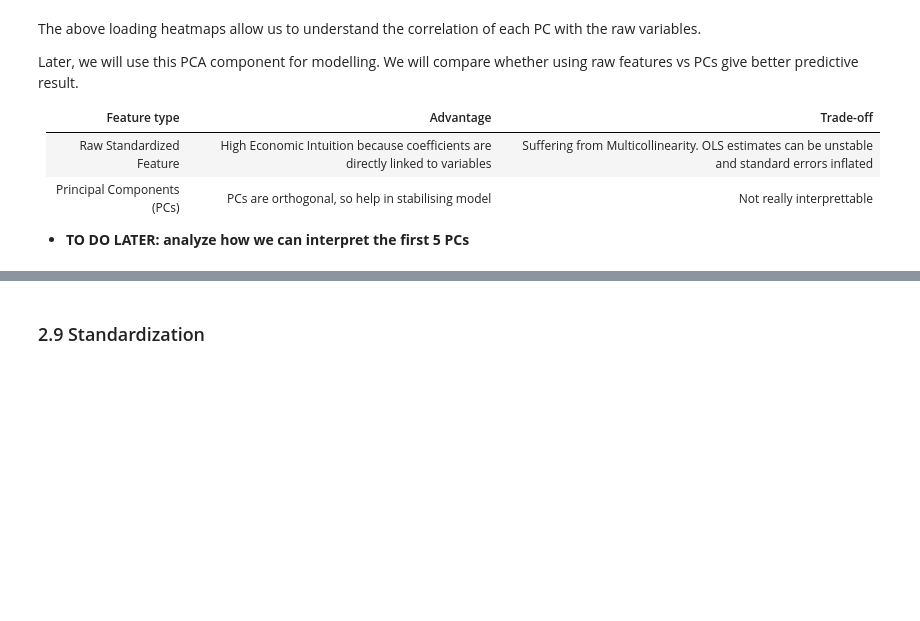
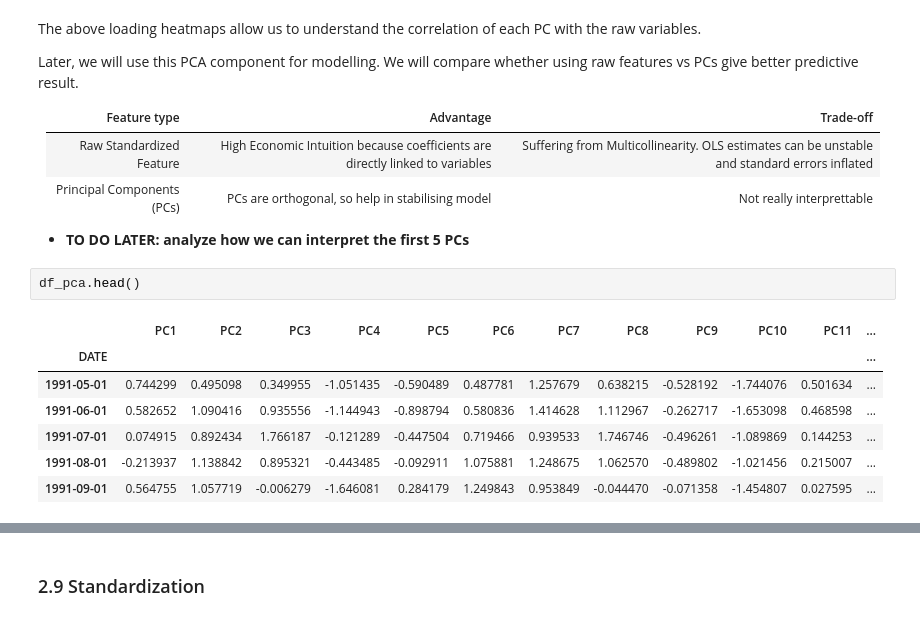
Before and after one commit to nurulputri/Big-Data_US-Treasury-Bonds-Return-Prediction, a Jupyter notebook: US Treasury Bond Return Prediction.ipynb, the cells around one changed output, grey strips where cells are left out. Saved outputs shown, nothing was run; the diff lists cells and outputs as text; blank space fills up the shorter version.

```diff
--- a/US Treasury Bond Return Prediction.ipynb
+++ b/US Treasury Bond Return Prediction.ipynb
@@ -819,3 +819,13 @@ Later, we will use this PCA component for modelling. We will compare whether usi
 | Principal Components (PCs) | PCs are orthogonal, so help in stabilising model | Not really interprettable |
 
 - **TO DO LATER: analyze how we can interpret the first 5 PCs**
+# %%
+df_pca.head()
+# %% [output]
+|  | PC1 | PC2 | PC3 | PC4 | PC5 | PC6 | PC7 | PC8 | PC9 | PC10 | PC11 | ... |
+| DATE |  |  |  |  |  |  |  |  |  |  |  | ... |
+| 1991-05-01 | 0.744299 | 0.495098 | 0.349955 | -1.051435 | -0.590489 | 0.487781 | 1.257679 | 0.638215 | -0.528192 | -1.744076 | 0.501634 | ... |
+| 1991-06-01 | 0.582652 | 1.090416 | 0.935556 | -1.144943 | -0.898794 | 0.580836 | 1.414628 | 1.112967 | -0.262717 | -1.653098 | 0.468598 | ... |
+| 1991-07-01 | 0.074915 | 0.892434 | 1.766187 | -0.121289 | -0.447504 | 0.719466 | 0.939533 | 1.746746 | -0.496261 | -1.089869 | 0.144253 | ... |
+| 1991-08-01 | -0.213937 | 1.138842 | 0.895321 | -0.443485 | -0.092911 | 1.075881 | 1.248675 | 1.062570 | -0.489802 | -1.021456 | 0.215007 | ... |
+| 1991-09-01 | 0.564755 | 1.057719 | -0.006279 | -1.646081 | 0.284179 | 1.249843 | 0.953849 | -0.044470 | -0.071358 | -1.454807 | 0.027595 | ... |
```
Also changed, not shown: parts of 45 cells of this notebook.
